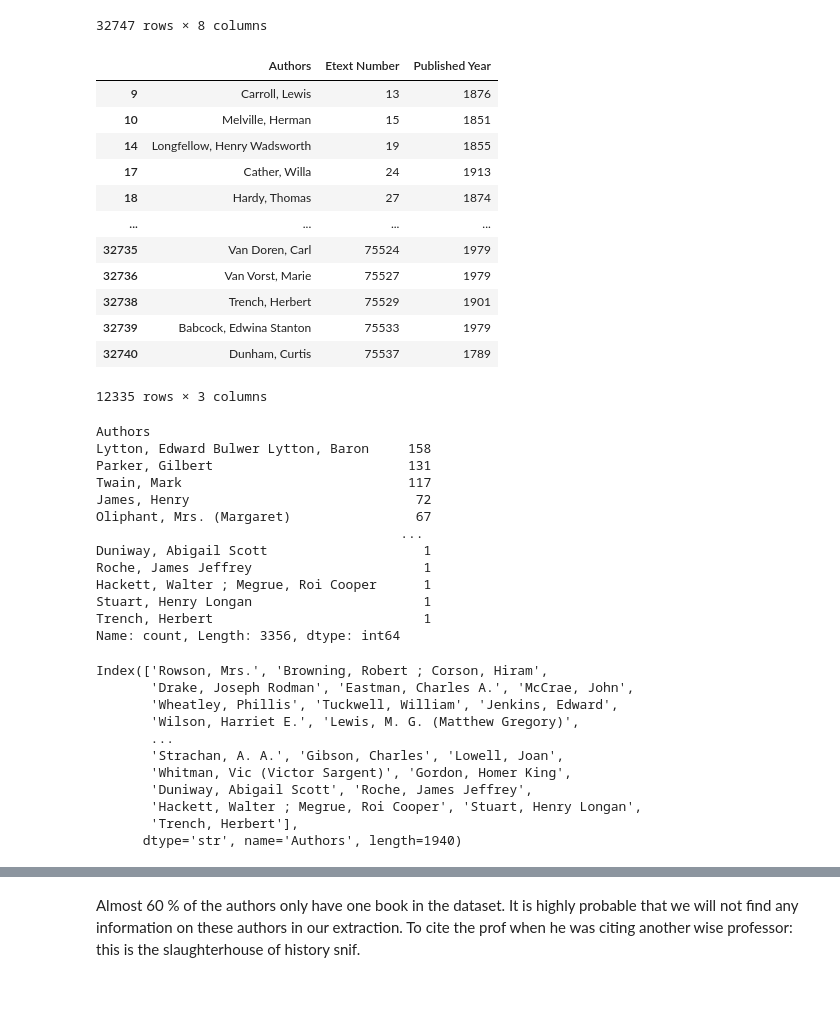
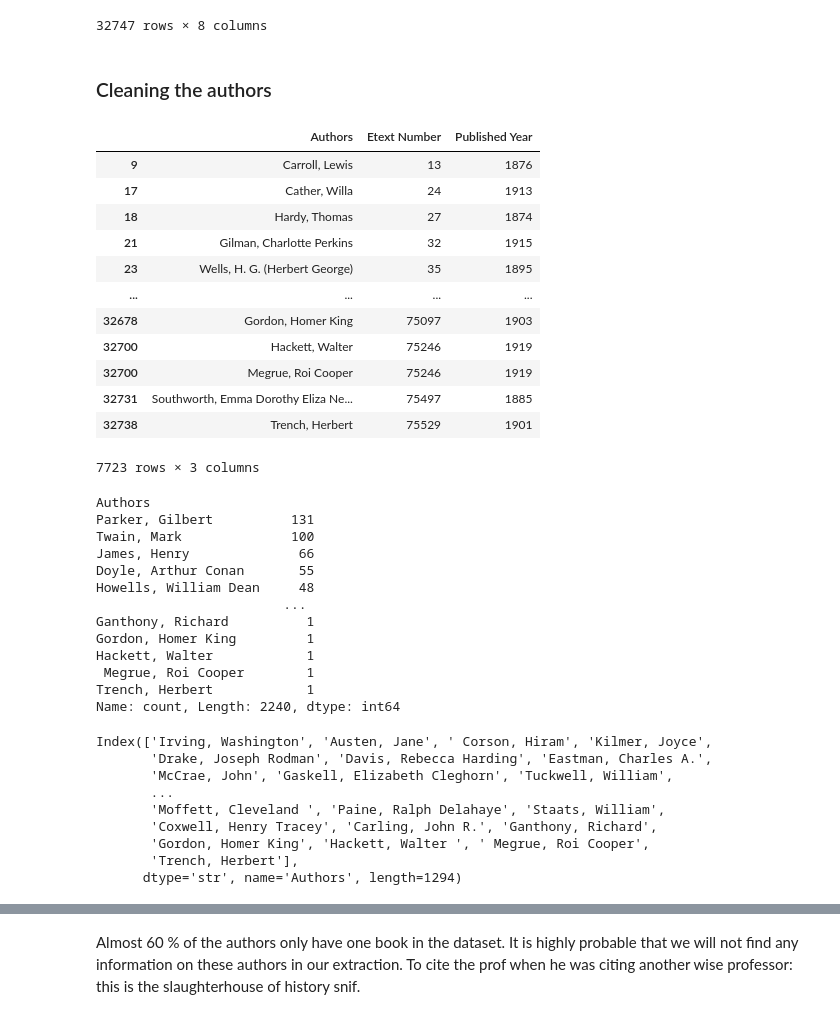
Before and after one commit to eglantine-vialaneix/opium-gutenberg, a Jupyter notebook: code/data_preparation.ipynb, the cells around one changed output, grey strips where cells are left out. Cells and saved outputs as stored; diff of their text form; code cells hidden in the pictures; blank space fills up the shorter version.

```diff
--- a/code/data_preparation.ipynb
+++ b/code/data_preparation.ipynb
@@ -281,56 +281,59 @@ metadata_with_years
 | 32745 | 75561 | Some old masters of Greek archite... | Douglas, Harry, 1857-1938; Farran... | NaN | NaN | Architecture, Greek; Architecture... | NaN | 1979 |
 | 32746 | 75563 | Cedar chests, how to make them | Windoes, Ralph Flagg, 1891-1967 | TT | NaN | Chests | NaN | 1979 |
 32747 rows × 8 columns
+# %% [markdown]
+### Cleaning the authors
 # %%
-authors_of_interest = metadata_with_years[metadata_with_years["LoCC"].isin(["PR", "PS"])][["Authors", "Etext Number", "Published Year"]]
+authors_of_interest = metadata_with_years[metadata_with_years["LoCC"].isin(["PR", "PS"]) & (metadata_with_years["Published Year"] <= 1920) & (metadata_with_years["Published Year"] >= 1870)][["Authors", "Etext Number", "Published Year"]]
+authors_of_interest = authors_of_interest[~authors_of_interest["Authors"].isna()]
+authors_of_interest["Authors"] = authors_of_interest["Authors"].str.split(";")
+authors_of_interest = authors_of_interest.explode("Authors")
+#authors_of_interest.Authors = authors_of_interest.Authors.apply(lambda x: x.replace(',', ''))
+authors_of_interest
+# %% [output]
+|  | Authors | Etext Number | Published Year |
+| 9 | Carroll, Lewis | 13 | 1876 |
+| 17 | Cather, Willa | 24 | 1913 |
+| 18 | Hardy, Thomas | 27 | 1874 |
+| 21 | Gilman, Charlotte Perkins | 32 | 1915 |
+| 23 | Wells, H. G. (Herbert George) | 35 | 1895 |
+| ... | ... | ... | ... |
+| 32678 | Gordon, Homer King | 75097 | 1903 |
+| 32700 | Hackett, Walter | 75246 | 1919 |
+| 32700 | Megrue, Roi Cooper | 75246 | 1919 |
+| 32731 | Southworth, Emma Dorothy Eliza Ne... | 75497 | 1885 |
+| 32738 | Trench, Herbert | 75529 | 1901 |
+7723 rows × 3 columns
-# %%
-authors_of_interest
-# %% [output]
-|  | Authors | Etext Number | Published Year |
-| 9 | Carroll, Lewis | 13 | 1876 |
-| 10 | Melville, Herman | 15 | 1851 |
-| 14 | Longfellow, Henry Wadsworth | 19 | 1855 |
-| 17 | Cather, Willa | 24 | 1913 |
-| 18 | Hardy, Thomas | 27 | 1874 |
-| ... | ... | ... | ... |
-| 32735 | Van Doren, Carl | 75524 | 1979 |
-| 32736 | Van Vorst, Marie | 75527 | 1979 |
-| 32738 | Trench, Herbert | 75529 | 1901 |
-| 32739 | Babcock, Edwina Stanton | 75533 | 1979 |
-| 32740 | Dunham, Curtis | 75537 | 1789 |
-12335 rows × 3 columns
 # %%
 authors_counts = authors_of_interest["Authors"].value_counts()
 authors_counts
 # %% [output]
 Authors
-Lytton, Edward Bulwer Lytton, Baron     158
-Parker, Gilbert                         131
-Twain, Mark                             117
-James, Henry                             72
-Oliphant, Mrs. (Margaret)                67
-                                       ...
-Duniway, Abigail Scott                    1
-Roche, James Jeffrey                      1
-Hackett, Walter ; Megrue, Roi Cooper      1
-Stuart, Henry Longan                      1
-Trench, Herbert                           1
-Name: count, Length: 3356, dtype: int64
+Parker, Gilbert          131
+Twain, Mark              100
+James, Henry              66
+Doyle, Arthur Conan       55
+Howells, William Dean     48
+                        ...
+Ganthony, Richard          1
+Gordon, Homer King         1
+Hackett, Walter            1
+ Megrue, Roi Cooper        1
+Trench, Herbert            1
+Name: count, Length: 2240, dtype: int64
 # %%
 unique_authors = authors_counts[authors_counts.values == 1].index
 unique_authors
 # %% [output]
-Index(['Rowson, Mrs.', 'Browning, Robert ; Corson, Hiram',
-       'Drake, Joseph Rodman', 'Eastman, Charles A.', 'McCrae, John',
-       'Wheatley, Phillis', 'Tuckwell, William', 'Jenkins, Edward',
-       'Wilson, Harriet E.', 'Lewis, M. G. (Matthew Gregory)',
+Index(['Irving, Washington', 'Austen, Jane', ' Corson, Hiram', 'Kilmer, Joyce',
+       'Drake, Joseph Rodman', 'Davis, Rebecca Harding', 'Eastman, Charles A.',
+       'McCrae, John', 'Gaskell, Elizabeth Cleghorn', 'Tuckwell, William',
        ...
-       'Strachan, A. A.', 'Gibson, Charles', 'Lowell, Joan',
-       'Whitman, Vic (Victor Sargent)', 'Gordon, Homer King',
-       'Duniway, Abigail Scott', 'Roche, James Jeffrey',
-       'Hackett, Walter ; Megrue, Roi Cooper', 'Stuart, Henry Longan',
+       'Moffett, Cleveland ', 'Paine, Ralph Delahaye', 'Staats, William',
+       'Coxwell, Henry Tracey', 'Carling, John R.', 'Ganthony, Richard',
+       'Gordon, Homer King', 'Hackett, Walter ', ' Megrue, Roi Cooper',
        'Trench, Herbert'],
-      dtype='str', name='Authors', length=1940)
+      dtype='str', name='Authors', length=1294)
 # %%
 print(f"{100 * len(unique_authors) / len(authors_counts):.2f}")
 # %% [output]
```
Also changed, not shown: parts of 5 cells of this notebook, 1 other file.
